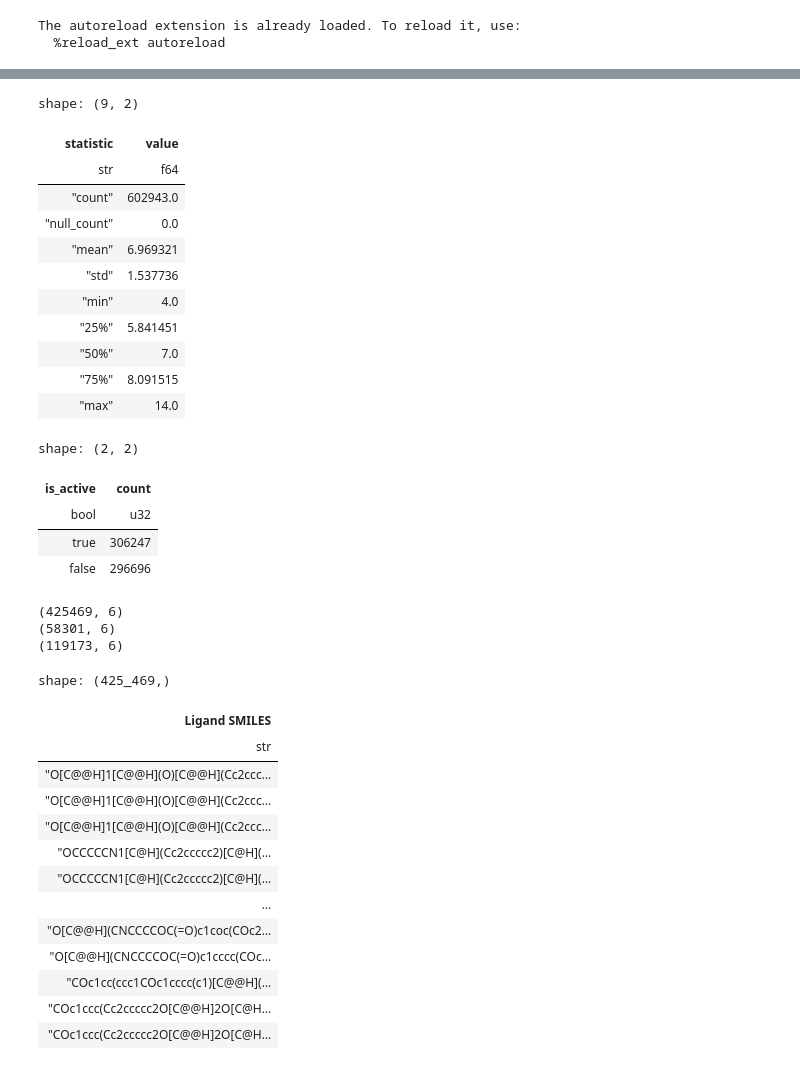
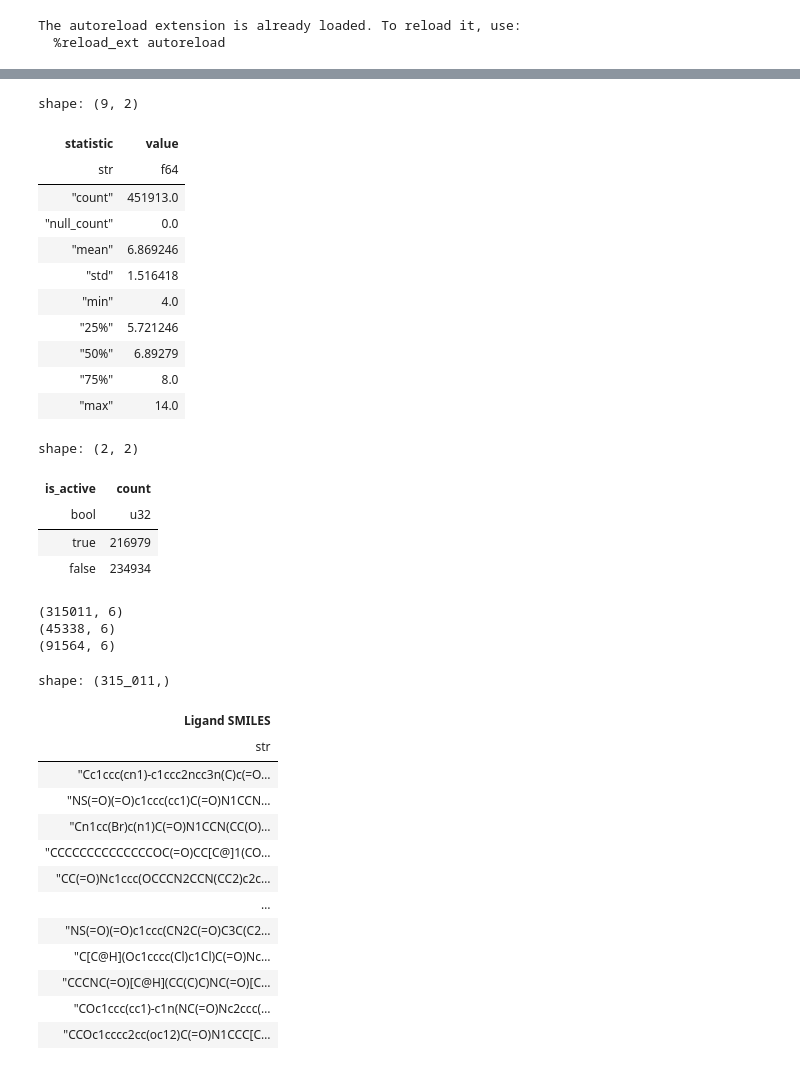
Before and after one commit to KacperST/Multimodal-models-for-predicting-drug-target-interactions, a Jupyter notebook: src/ma.ipynb, the cells around one changed output, grey strips where cells are left out. Cells and saved outputs as stored; diff of their text form; code cells hidden in the pictures.

```diff
--- a/src/ma.ipynb
+++ b/src/ma.ipynb
@@ -104,20 +104,21 @@ shape: (9, 2)
 | "max" | 4.0000e9 |
 # %%
 df = remove_nulls(df)
+df = remove_duplicates(df)
 df = tranform_ki_to_log_ki(df)
 df["pKi"].describe()
 # %% [output]
 shape: (9, 2)
 | statistic | value |
 | str | f64 |
-| "count" | 602943.0 |
+| "count" | 451913.0 |
 | "null_count" | 0.0 |
-| "mean" | 6.969321 |
-| "std" | 1.537736 |
+| "mean" | 6.869246 |
+| "std" | 1.516418 |
 | "min" | 4.0 |
-| "25%" | 5.841451 |
-| "50%" | 7.0 |
-| "75%" | 8.091515 |
+| "25%" | 5.721246 |
+| "50%" | 6.89279 |
+| "75%" | 8.0 |
 | "max" | 14.0 |
 # %%
 df = df.with_columns([(pl.col("pKi") >= 7).alias("is_active")])
@@ -126,8 +127,8 @@ df["is_active"].value_counts()
 shape: (2, 2)
 | is_active | count |
 | bool | u32 |
-| true | 306247 |
-| false | 296696 |
+| true | 216979 |
+| false | 234934 |
 # %%
 VOCAB_SEQUENCE = set("".join(df["Full_Protein_Sequence"].str.to_uppercase().to_list()))
 VOCAB_SIZE = len(VOCAB_SEQUENCE)
@@ -140,23 +141,23 @@ print(val_df.shape)
 print(test_df.shape)
 train_df["Ligand SMILES"]
 # %% [output]
-(425469, 6)
-(58301, 6)
-(119173, 6)
+(315011, 6)
+(45338, 6)
+(91564, 6)
-shape: (425_469,)
+shape: (315_011,)
 | Ligand SMILES |
 | str |
-| "O[C@@H]1[C@@H](O)[C@@H](Cc2ccc… |
-| "O[C@@H]1[C@@H](O)[C@@H](Cc2ccc… |
-| "O[C@@H]1[C@@H](O)[C@@H](Cc2ccc… |
-| "OCCCCCN1[C@H](Cc2ccccc2)[C@H](… |
-| "OCCCCCN1[C@H](Cc2ccccc2)[C@H](… |
+| "Cc1ccc(cn1)-c1ccc2ncc3n(C)c(=O… |
+| "NS(=O)(=O)c1ccc(cc1)C(=O)N1CCN… |
+| "Cn1cc(Br)c(n1)C(=O)N1CCN(CC(O)… |
+| "CCCCCCCCCCCCCCOC(=O)CC[C@]1(CO… |
+| "CC(=O)Nc1ccc(OCCCN2CCN(CC2)c2c… |
 | … |
-| "O[C@@H](CNCCCCOC(=O)c1coc(COc2… |
-| "O[C@@H](CNCCCCOC(=O)c1cccc(COc… |
-| "COc1cc(ccc1COc1cccc(c1)[C@@H](… |
-| "COc1ccc(Cc2ccccc2O[C@@H]2O[C@H… |
-| "COc1ccc(Cc2ccccc2O[C@@H]2O[C@H… |
+| "NS(=O)(=O)c1ccc(CN2C(=O)C3C(C2… |
+| "C[C@H](Oc1cccc(Cl)c1Cl)C(=O)Nc… |
+| "CCCNC(=O)[C@H](CC(C)C)NC(=O)[C… |
+| "COc1ccc(cc1)-c1n(NC(=O)Nc2ccc(… |
+| "CCOc1cccc2cc(oc12)C(=O)N1CCC[C… |
 # %%
 all_unique_smiles = df["Ligand SMILES"].unique().to_list()
 
```
Also changed, not shown: parts of 14 cells of this notebook, 5 other files.
